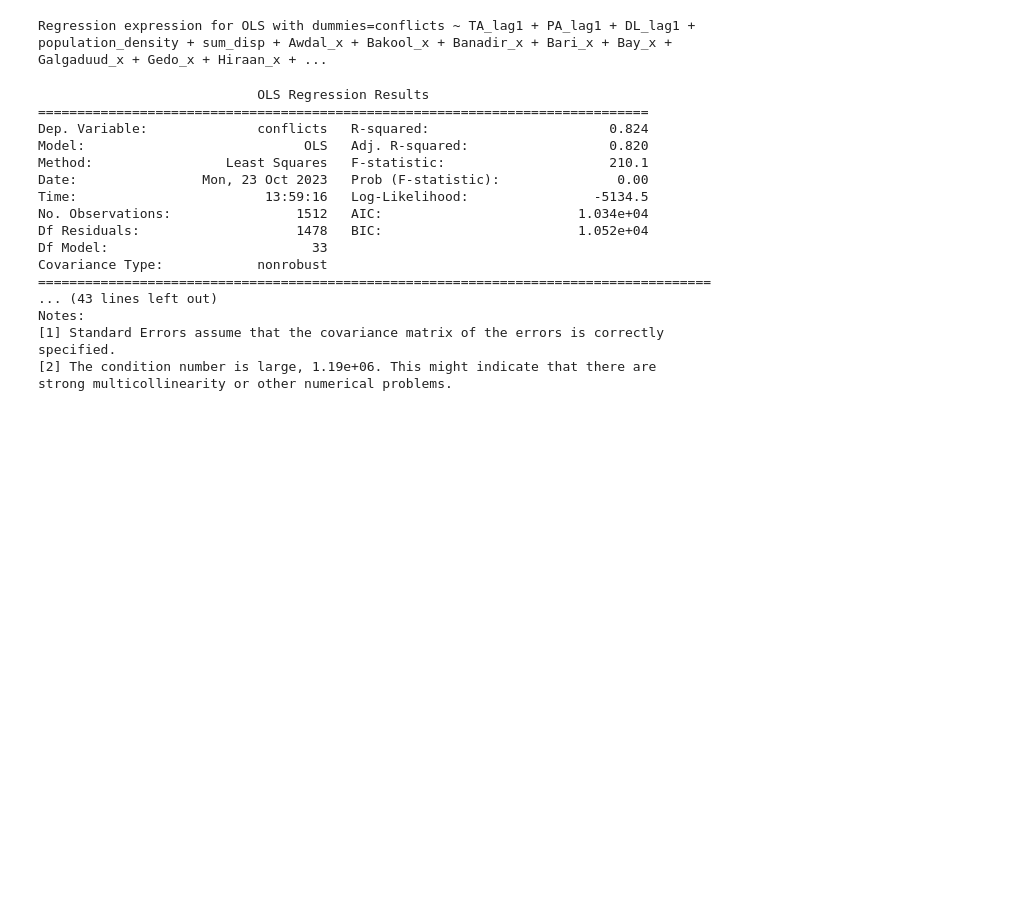
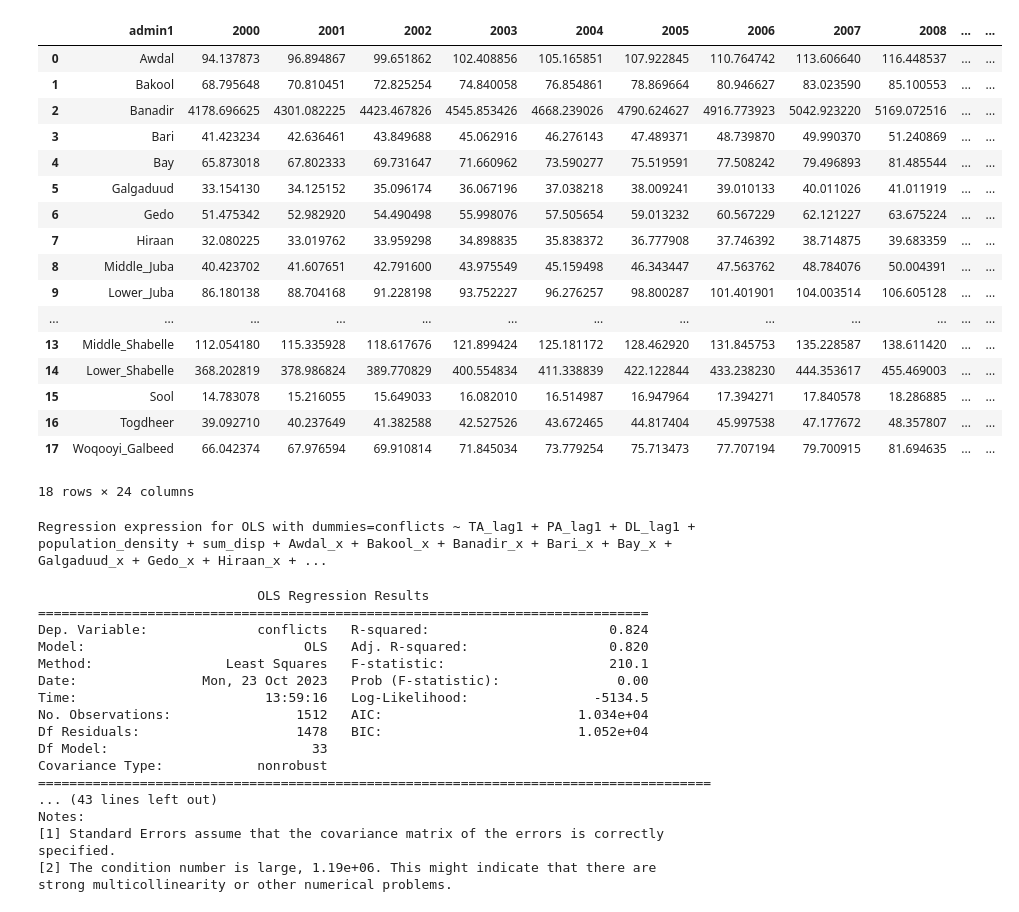
Before and after one commit to saraghivarello/Climate-and-conflict, a Jupyter notebook: pop_density.ipynb, the cells around one changed output. Cells and saved outputs as stored; diff of their text form; code cells hidden in the pictures; blank space fills up the shorter version.

```diff
--- a/pop_density.ipynb
+++ b/pop_density.ipynb
@@ -8,20 +8,20 @@ from libpysal.weights.contiguity import Queen
 import statsmodels.api as sm
 import statsmodels.formula.api as smf
 # %%
-path1 = r"C:\Users\PcLaptop\Documents\GitHub\Climate-and-conflict\Datasets\som_adm_ocha_itos_20230308_shp\som_admbnda_adm1_ocha_20230308.shp"
-#path1 = r"/home/sara/Documenti/GitHub/Climate-and-conflict/Datasets/som_adm_ocha_itos_20230308_shp/som_admbnda_adm1_ocha_20230308.shp"
+#path1 = r"C:\Users\PcLaptop\Documents\GitHub\Climate-and-conflict\Datasets\som_adm_ocha_itos_20230308_shp\som_admbnda_adm1_ocha_20230308.shp"
+path1 = r"/home/sara/Documenti/GitHub/Climate-and-conflict/Datasets/som_adm_ocha_itos_20230308_shp/som_admbnda_adm1_ocha_20230308.shp"
 states_gdf = gpd.read_file(path1)
 
-file1 = r"C:\Users\PcLaptop\Documents\GitHub\Climate-and-conflict\Datasets\ACLED_1997-01-01-2023-07-18_Somalia.csv"
-#file1 = r"/home/sara/Documenti/GitHub/Climate-and-conflict/Datasets/ACLED_1997-01-01-2023-07-18_Somalia.csv"
+#file1 = r"C:\Users\PcLaptop\Documents\GitHub\Climate-and-conflict\Datasets\ACLED_1997-01-01-2023-07-18_Somalia.csv"
+file1 = r"/home/sara/Documenti/GitHub/Climate-and-conflict/Datasets/ACLED_1997-01-01-2023-07-18_Somalia.csv"
 dist = pd.read_csv(file1)
 
-csv1 = r"C:\Users\PcLaptop\Documents\GitHub\Climate-and-conflict\csv\df_lag1_2016_n4_disp.csv"
-#csv2 = r"/home/sara/Documenti/GitHub/Climate-and-conflict/csv/df_lag1_2016_n4_disp.csv"
+#csv1 = r"C:\Users\PcLaptop\Documents\GitHub\Climate-and-conflict\csv\df_lag1_2016_n4_disp.csv"
+csv1 = r"/home/sara/Documenti/GitHub/Climate-and-conflict/csv/df_lag1_2016_n4_disp.csv"
 df_with_dummies = pd.read_csv(csv1)
 
-#asc = r"/home/sara/Documenti/GitHub/Climate-and-conflict/Datasets/gpw_v4_admin_unit_center_points_population_estimates_rev11_som.csv"
-asc = r"C:\Users\PcLaptop\Documents\GitHub\Climate-and-conflict\Datasets\gpw_v4_admin_unit_center_points_population_estimates_rev11_som.csv"
+asc = r"/home/sara/Documenti/GitHub/Climate-and-conflict/Datasets/gpw_v4_admin_unit_center_points_population_estimates_rev11_som.csv"
+#asc = r"C:\Users\PcLaptop\Documents\GitHub\Climate-and-conflict\Datasets\gpw_v4_admin_unit_center_points_population_estimates_rev11_som.csv"
 population_density = pd.read_csv(asc)
 # %%
 population_density=population_density.groupby('NAME2')[['UN_2000_DS','UN_2005_DS','UN_2010_DS','UN_2015_DS','UN_2020_DS']].sum()
@@ -49,6 +49,27 @@ population_density['UN_2022_DS']=population_density['UN_2021_DS']+(population_de
 population_density=population_density[['UN_2000_DS','UN_2001_DS','UN_2002_DS','UN_2003_DS','UN_2004_DS','UN_2005_DS','UN_2006_DS','UN_2007_DS','UN_2008_DS','UN_2009_DS','UN_2010_DS','UN_2011_DS','UN_2012_DS','UN_2013_DS','UN_2014_DS','UN_2015_DS','UN_2016_DS','UN_2017_DS','UN_2018_DS','UN_2019_DS','UN_2020_DS','UN_2021_DS','UN_2022_DS']]
 population_density.reset_index(inplace=True)
 population_density.rename(columns={'NAME2':'admin1','UN_2000_DS':'2000','UN_2001_DS':'2001','UN_2002_DS':'2002','UN_2003_DS':'2003','UN_2004_DS':'2004','UN_2005_DS':'2005','UN_2006_DS':'2006','UN_2007_DS':'2007','UN_2008_DS':'2008','UN_2009_DS':'2009','UN_2010_DS':'2010','UN_2011_DS':'2011','UN_2012_DS':'2012','UN_2013_DS':'2013','UN_2014_DS':'2014','UN_2015_DS':'2015','UN_2016_DS':'2016','UN_2017_DS':'2017','UN_2018_DS':'2018','UN_2019_DS':'2019','UN_2020_DS':'2020','UN_2021_DS':'2021','UN_2022_DS':'2022'},inplace=True)
+# %%
+population_density
+# %% [output]
+|  | admin1 | 2000 | 2001 | 2002 | 2003 | 2004 | 2005 | 2006 | 2007 | 2008 | ... | ... |
+| 0 | Awdal | 94.137873 | 96.894867 | 99.651862 | 102.408856 | 105.165851 | 107.922845 | 110.764742 | 113.606640 | 116.448537 | ... | ... |
+| 1 | Bakool | 68.795648 | 70.810451 | 72.825254 | 74.840058 | 76.854861 | 78.869664 | 80.946627 | 83.023590 | 85.100553 | ... | ... |
+| 2 | Banadir | 4178.696625 | 4301.082225 | 4423.467826 | 4545.853426 | 4668.239026 | 4790.624627 | 4916.773923 | 5042.923220 | 5169.072516 | ... | ... |
+| 3 | Bari | 41.423234 | 42.636461 | 43.849688 | 45.062916 | 46.276143 | 47.489371 | 48.739870 | 49.990370 | 51.240869 | ... | ... |
+| 4 | Bay | 65.873018 | 67.802333 | 69.731647 | 71.660962 | 73.590277 | 75.519591 | 77.508242 | 79.496893 | 81.485544 | ... | ... |
+| 5 | Galgaduud | 33.154130 | 34.125152 | 35.096174 | 36.067196 | 37.038218 | 38.009241 | 39.010133 | 40.011026 | 41.011919 | ... | ... |
+| 6 | Gedo | 51.475342 | 52.982920 | 54.490498 | 55.998076 | 57.505654 | 59.013232 | 60.567229 | 62.121227 | 63.675224 | ... | ... |
+| 7 | Hiraan | 32.080225 | 33.019762 | 33.959298 | 34.898835 | 35.838372 | 36.777908 | 37.746392 | 38.714875 | 39.683359 | ... | ... |
+| 8 | Middle_Juba | 40.423702 | 41.607651 | 42.791600 | 43.975549 | 45.159498 | 46.343447 | 47.563762 | 48.784076 | 50.004391 | ... | ... |
+| 9 | Lower_Juba | 86.180138 | 88.704168 | 91.228198 | 93.752227 | 96.276257 | 98.800287 | 101.401901 | 104.003514 | 106.605128 | ... | ... |
+| ... | ... | ... | ... | ... | ... | ... | ... | ... | ... | ... | ... | ... |
+| 13 | Middle_Shabelle | 112.054180 | 115.335928 | 118.617676 | 121.899424 | 125.181172 | 128.462920 | 131.845753 | 135.228587 | 138.611420 | ... | ... |
+| 14 | Lower_Shabelle | 368.202819 | 378.986824 | 389.770829 | 400.554834 | 411.338839 | 422.122844 | 433.238230 | 444.353617 | 455.469003 | ... | ... |
+| 15 | Sool | 14.783078 | 15.216055 | 15.649033 | 16.082010 | 16.514987 | 16.947964 | 17.394271 | 17.840578 | 18.286885 | ... | ... |
+| 16 | Togdheer | 39.092710 | 40.237649 | 41.382588 | 42.527526 | 43.672465 | 44.817404 | 45.997538 | 47.177672 | 48.357807 | ... | ... |
+| 17 | Woqooyi_Galbeed | 66.042374 | 67.976594 | 69.910814 | 71.845034 | 73.779254 | 75.713473 | 77.707194 | 79.700915 | 81.694635 | ... | ... |
+18 rows × 24 columns
 # %%
 #pivot the table to have the years as rows
 population_density=population_density.melt(id_vars=['admin1'],value_vars=['2000','2001','2002','2003','2004','2005','2006','2007','2008','2009','2010','2011','2012','2013','2014','2015','2016','2017','2018','2019','2020','2021','2022'],var_name='year',value_name='population_density')
```
Also changed, not shown: parts of 1 cell of this notebook, 42 other files.
